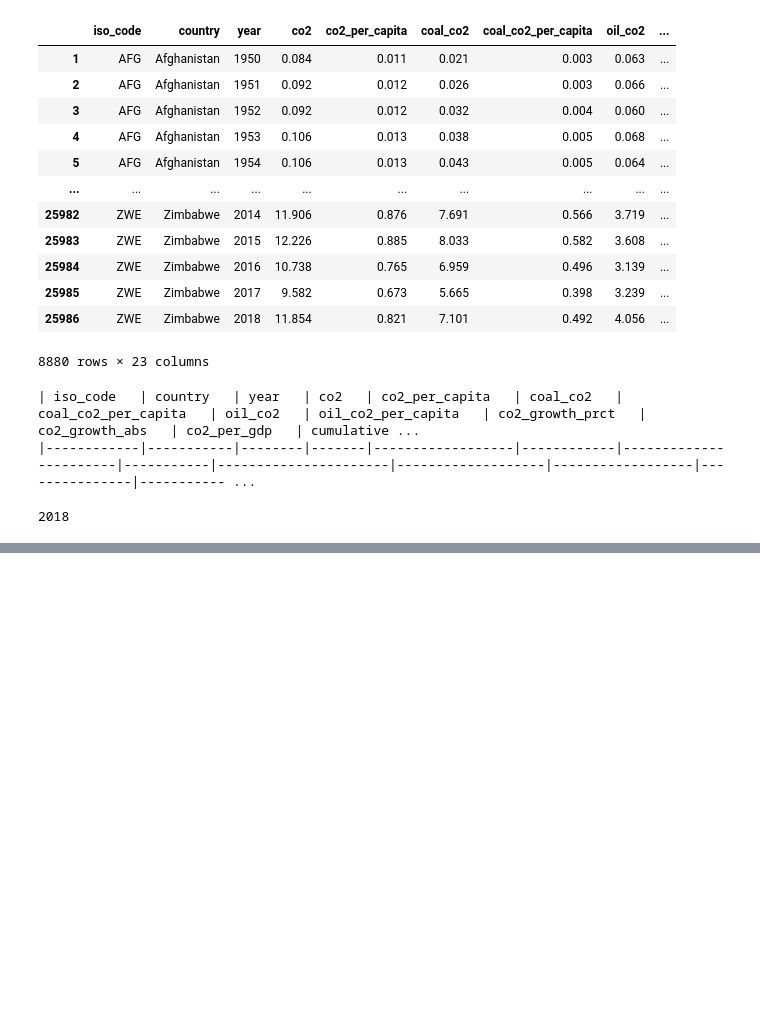
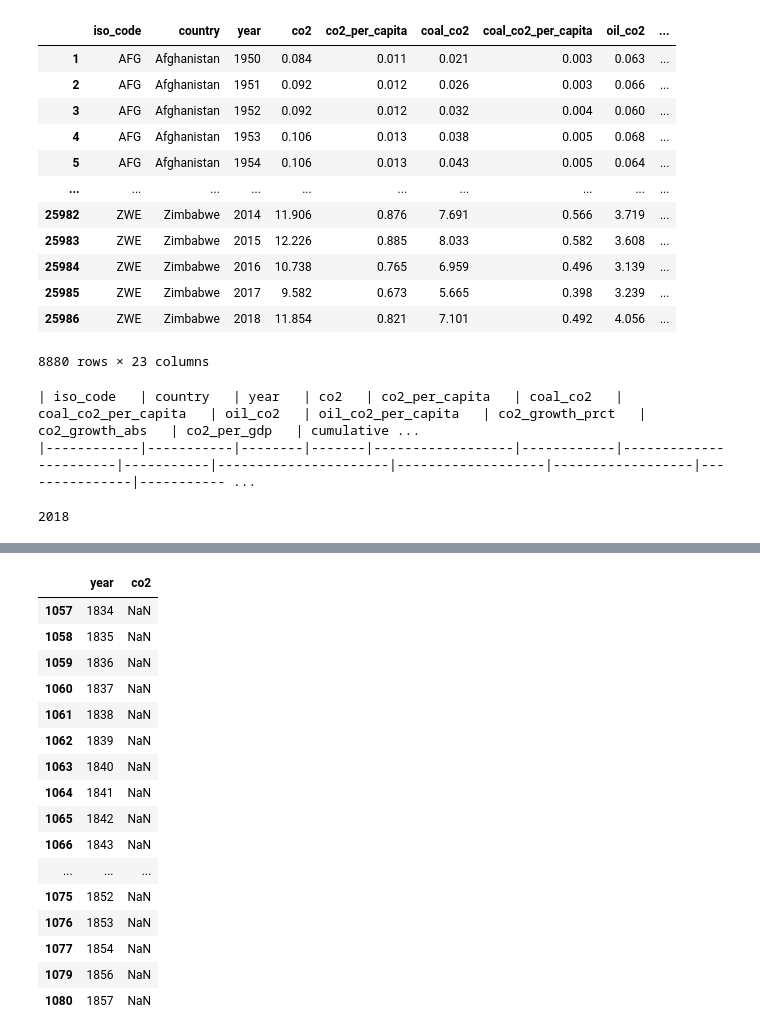
Before and after one commit to sheetal1996/Eco-lution, a Jupyter notebook: 575DataCleanign.ipynb, the cells around one changed output, grey strips where cells are left out. Saved outputs shown, nothing was run; the diff lists cells and outputs as text; code cells hidden in the pictures; blank space fills up the shorter version.

```diff
--- a/575DataCleanign.ipynb
+++ b/575DataCleanign.ipynb
@@ -112,0 +176,25 @@ df_dropcol['year'].max()
+# %%
+#A way to fill the data using average:
+co2_asia = co2_df[co2_df["country"] == "Asia"] # Filerting out Asian data
+co2_europe = co2_df[co2_df["country"] == "Europe"]
+
+co2_asia_null = co2_asia[co2_asia["co2"].isnull()][["year","co2"]] # Checking for NULL values
+co2_asia_null
+# %% [output]
+|  | year | co2 |
+| 1057 | 1834 | NaN |
+| 1058 | 1835 | NaN |
+| 1059 | 1836 | NaN |
+| 1060 | 1837 | NaN |
+| 1061 | 1838 | NaN |
+| 1062 | 1839 | NaN |
+| 1063 | 1840 | NaN |
+| 1064 | 1841 | NaN |
+| 1065 | 1842 | NaN |
+| 1066 | 1843 | NaN |
+| ... | ... | ... |
+| 1075 | 1852 | NaN |
+| 1076 | 1853 | NaN |
+| 1077 | 1854 | NaN |
+| 1079 | 1856 | NaN |
+| 1080 | 1857 | NaN |
```
Also changed, not shown: parts of 4 cells of this notebook.
